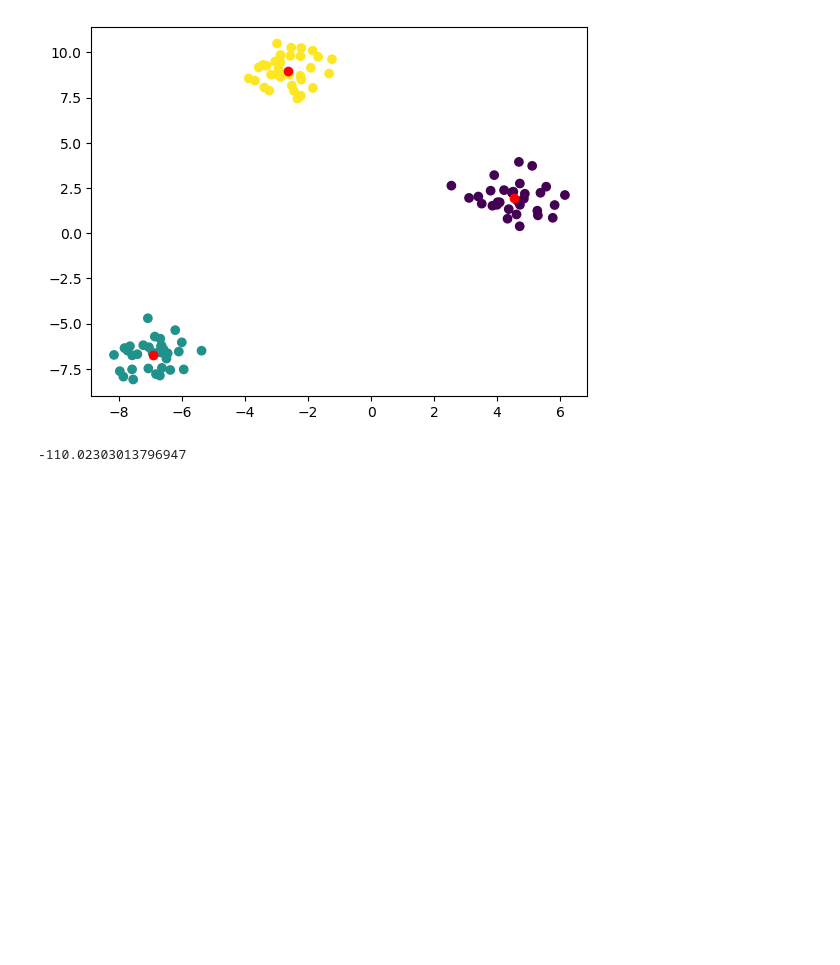
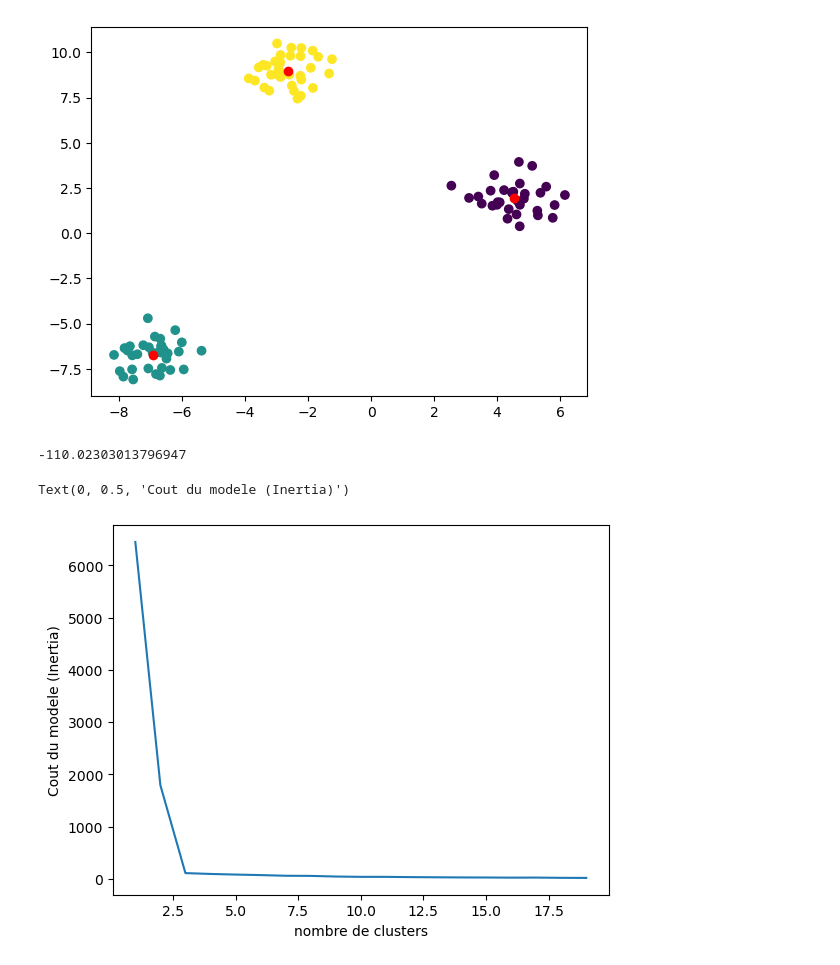
Before and after one commit to lorida0777/apprentissage_non_supervise, a Jupyter notebook: Clustering.ipynb, the cells around one changed output. Saved outputs shown, nothing was run; the diff lists cells and outputs as text; code cells hidden in the pictures; blank space fills up the shorter version.

```diff
--- a/Clustering.ipynb
+++ b/Clustering.ipynb
@@ -48,4 +48,8 @@ for k in K_range:
     inertia.append(model.inertia_)
 # %%
 plt.plot(K_range, inertia)
-plt.
+plt.xlabel('nombre de clusters')
+plt.ylabel('Cout du modele (Inertia)')
+# %% [output]
+Text(0, 0.5, 'Cout du modele (Inertia)')
+[figure, added]
```
Also changed, not shown: 1 other file.
